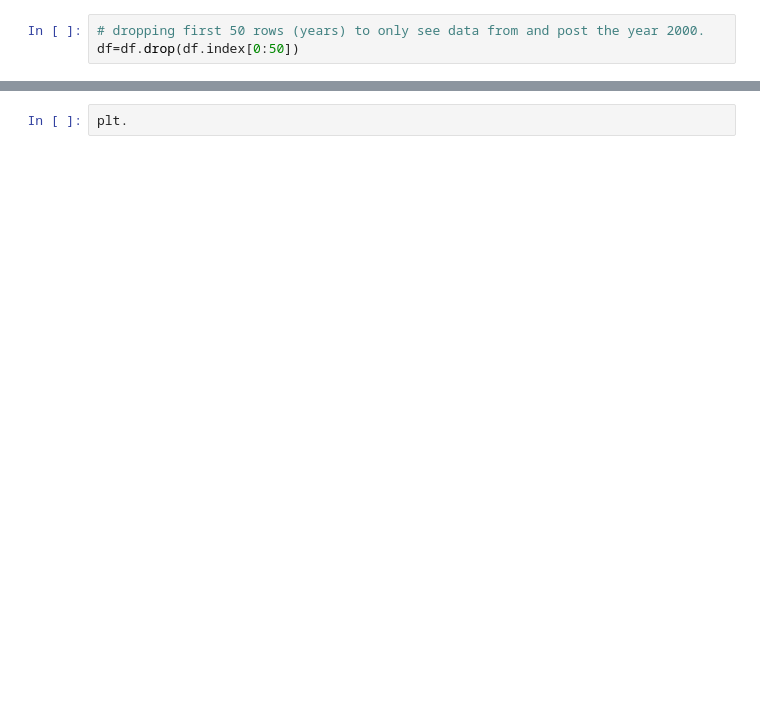
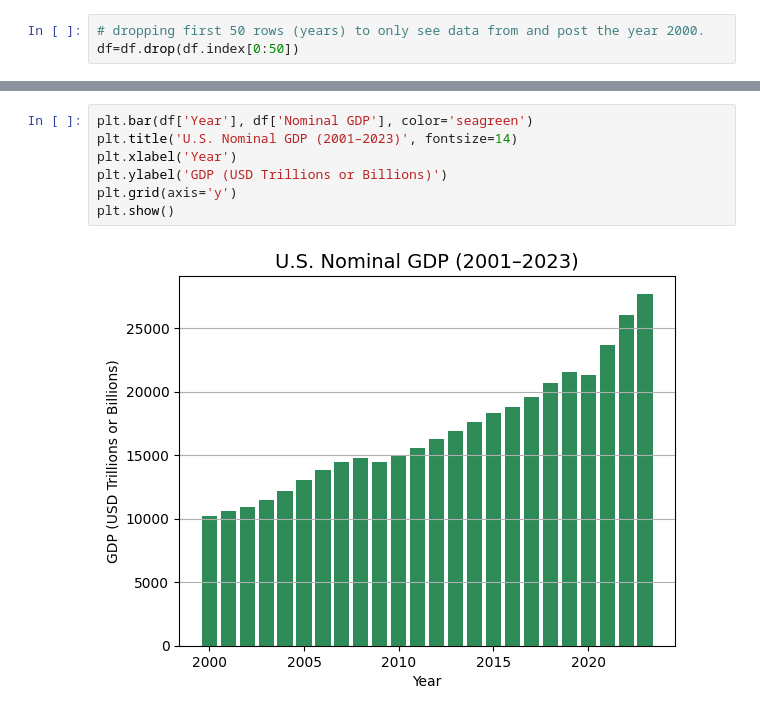
Before and after one commit to aeslha/july_21, a Jupyter notebook: DSRP_Final_Project.ipynb, the cells around one changed output, grey strips where cells are left out. Saved outputs shown, nothing was run; the diff lists cells and outputs as text; blank space fills up the shorter version.

```diff
--- a/DSRP_Final_Project.ipynb
+++ b/DSRP_Final_Project.ipynb
@@ -125,2 +126,9 @@ plt.show()
-# %%
-plt.
+# %%
+plt.bar(df['Year'], df['Nominal GDP'], color='seagreen')
+plt.title('U.S. Nominal GDP (2001–2023)', fontsize=14)
+plt.xlabel('Year')
+plt.ylabel('GDP (USD Trillions or Billions)')
+plt.grid(axis='y')
+plt.show()
+# %% [output]
+[figure, added]
```
Also changed, not shown: parts of 3 cells of this notebook.
